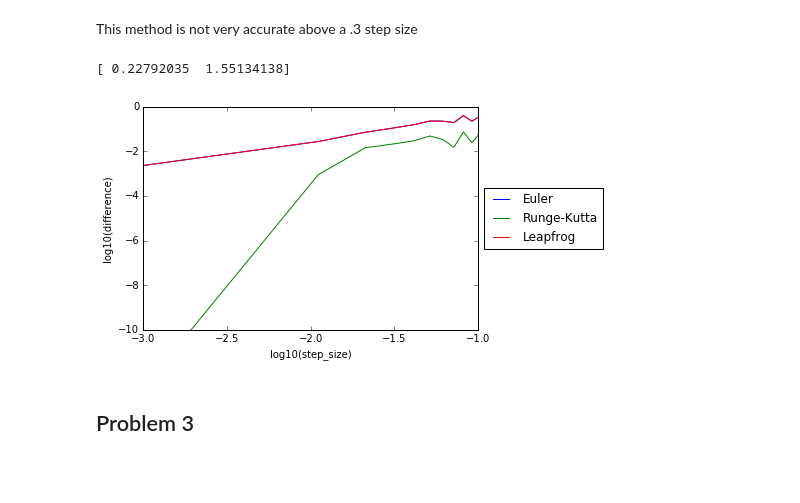
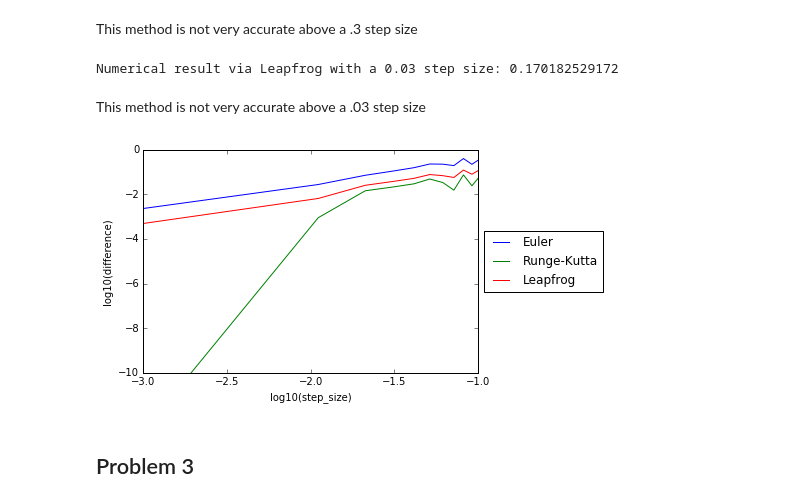
Before and after one commit to spencer501/ASTR427, a Jupyter notebook: HW2/Homework 2.ipynb, the cells around one changed output. Saved outputs shown, nothing was run; the diff lists cells and outputs as text; code cells hidden in the pictures; blank space fills up the shorter version.

Commit message:
Update leapfrog method

```diff
--- a/HW2/Homework 2.ipynb
+++ b/HW2/Homework 2.ipynb
@@ -67,3 +54,23 @@ def leapfrog(deriv, state, step):
+# %%
+# Leapfrog
+
+def leapfrog(deriv, state, step):
+    """
+    leapfrog is a function that does one step of numerical integration given a state of values, a function
+    to find the derivatives of the values, and step size. It return a new set of values one step ahead of
+    the given values.
+    - deriv: function that evaluates the derivative of the given state
+    - state: list of values to perfom Runge-Kutta integration on
+    - step: interval over which to update the given state
+    - return: updated state
+    """
+    state = np.array(state)
+
+    new_state[1] = state[1] + step * deriv(state)[1]
+    new_state[0] = state[0] + step * deriv(new_state)[0]
+
+
+    return new_state
 # %% [markdown]
 ## Problem 2
 # %% [markdown]
@@ -147,7 +154,7 @@ state = np.array(initial_state)
 index = t[0]
 
 # initial v_1/2 value
-v = state[1] + step/2 * g(state[0])
+v = state[1] + step/2 * deriv(state)[1]
 
 # udate initial state with v_1/2
 state[1] = v
@@ -159,9 +166,11 @@ while index <= t[1]:
     state = new_state
     index += step
 
-print(state)
+print "Numerical result via Leapfrog with a", step, "step size:", state[0]
 # %% [output]
-[ 0.22792035  1.55134138]
+Numerical result via Leapfrog with a 0.03 step size: 0.170182529172
+# %% [markdown]
+This method is not very accurate above a .03 step size
 # %%
 #2b
 
@@ -179,43 +188,43 @@ def test_step(method, deriv, initial_state, interval, step):
     state = initial_state
 
     while index <= interval[1]:
         new_state = method(deriv, state, step)
         state = new_state
         index += step
 
     return state
 
 # range of step values to test
 h = np.linspace(.001, 1, 100)
 
 # lists of integration results for varying step values with different integration methods
-e_result = [] # euler
-rk_result = [] # runge-kutta
-lf_result = [] # leapfrog
+e_result = np.array([]) # euler
+rk_result = np.array([]) # runge-kutta
+lf_result = np.array([]) # leapfrog
 
 for j in h:
-    e_result.append(test_step(euler, deriv, initial_state, t, j)[0])
-    rk_result.append(test_step(runge_kutta, deriv, initial_state, t, j)[0])
-    lf_result.append(test_step(leapfrog, deriv, initial_state, t, j)[0])
+    e_result = np.append(e_result, test_step(euler, deriv, initial_state, t, j)[0])
+    rk_result = np.append(rk_result, test_step(runge_kutta, deriv, initial_state, t, j)[0])
+    lf_result = np.append(lf_result, test_step(leapfrog, deriv, initial_state, t, j)[0])
 
 # difference between numerical integration and the analytical result for varying step values and methods of integration
-e_result = np.array(e_result) - np.cos(30)
-rk_result = np.array(rk_result) - np.cos(30)
-lf_result = np.array(lf_result) - np.cos(30)
+e_result = e_result - np.cos(30)
+rk_result = rk_result - np.cos(30)
+lf_result = lf_result - np.cos(30)
 
 # plotting
 plt.xlim(-3, -1)
 plt.ylim(-10, 0)
 plt.plot(np.log10(h), np.log10(np.absolute(e_result)), label='Euler')
 plt.plot(np.log10(h), np.log10(np.absolute(rk_result)), label='Runge-Kutta')
 plt.plot(np.log10(h), np.log10(np.absolute(lf_result)), label='Leapfrog')
 
 plt.legend(loc='center left', bbox_to_anchor=(1, 0.5))
 plt.xlabel('log10(step_size)')
 plt.ylabel('log10(difference)')
 plt.show()
 # %% [output]
-[figure, old version]
+[figure, new version]
 # %% [markdown]
 ## Problem 3
 # %% [markdown]
```
Also changed, not shown: parts of 3 cells of this notebook.
